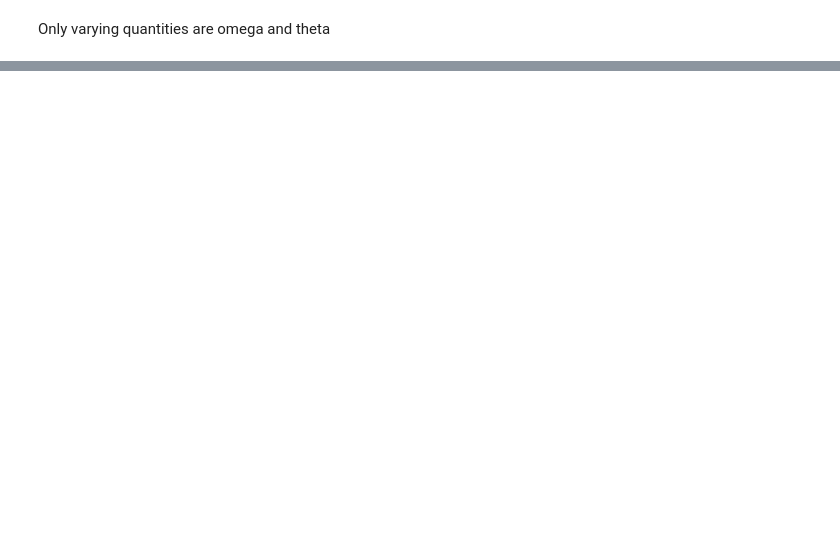
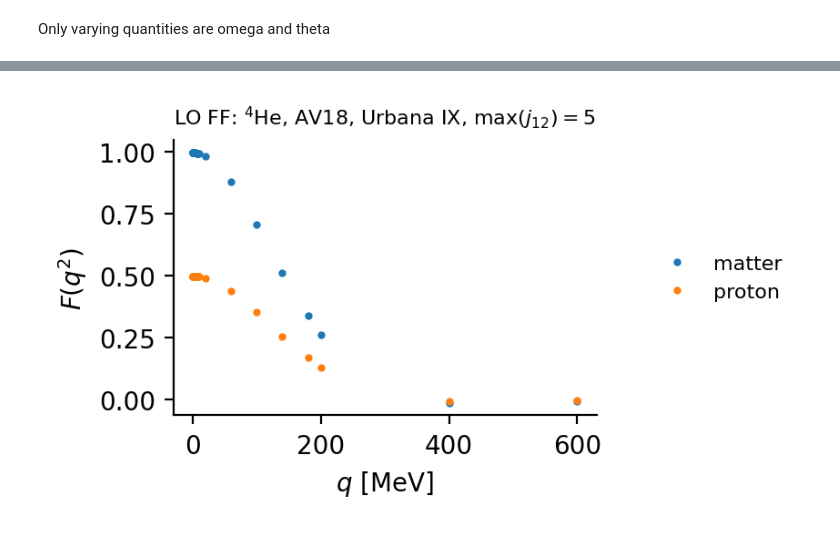
Before and after one commit to ckoerber/numpwd, a Jupyter notebook: notebooks/1bd.ipynb, the cells around one changed output, grey strips where cells are left out. Cells and saved outputs as stored; diff of their text form; code cells hidden in the pictures; blank space fills up the shorter version.

```diff
--- a/notebooks/1bd.ipynb
+++ b/notebooks/1bd.ipynb
@@ -89,0 +148,23 @@ parse_1bd(os.path.join(DATA, files[0]))
+# %%
+query = (
+    "k == bk == 0"
+    " and mt3_x2 == mt3p_x2"
+    " and mjtot_x2 == mjtotp_x2"
+    " and ms3_x2 == ms3p_x2"
+)
+
+
+def compute_norm(data, ms3_x2=None):
+    qquery = query + " and ms3_x2 == @ms3_x2" if ms3_x2 is not None else query
+    id_channels = data["rho_index"].query(qquery).index
+    return data["rho"][id_channels].sum()
+
+
+def compute_norm_from_file(ff, data=DATA, ms3_x2=None):
+    dd = parse_1bd(os.path.join(DATA, ff))
+    return compute_norm(dd, ms3_x2=ms3_x2)
+
+
+print("norm:", compute_norm(dens))
+print("norm-p:", compute_norm(dens, ms3_x2=1))
+print("norm-n:", compute_norm(dens, ms3_x2=-1))
@@ -89,0 +175,8 @@ parse_1bd(os.path.join(DATA, files[0]))
+# %%
+df["norm"] = df.file.apply(compute_norm_from_file)
+df["norm_p"] = df.file.apply(compute_norm_from_file, ms3_x2=1)
+# %%
+ddf = df.query(
+    "theta == 180 and nuc == '4he' and potential == 'av18' and tnf == 'urbix'"
+)[["omega", "norm", "norm_p"]].sort_values("omega")
+ddf["q"] = ddf["omega"]
@@ -89,0 +214,16 @@ parse_1bd(os.path.join(DATA, files[0]))
+# %%
+fig, ax = plt.subplots(dpi=200, figsize=(3, 2))
+
+ddf.plot(x="q", y="norm", marker="o", ls="None", ax=ax, ms=2, label="matter")
+ddf.plot(x="q", y="norm_p", marker="o", ls="None", ax=ax, ms=2, label="proton")
+
+
+ax.legend(frameon=False, fontsize=8, bbox_to_anchor=(1.1, 0.5), loc="center left")
+ax.set_ylabel("$F(q^2)$")
+ax.set_xlabel("$q$ [MeV]")
+ax.set_title("LO FF: $^4$He, AV18, Urbana IX, $\max(j_{12}) = 5$", fontsize=8)
+
+sns.despine()
+plt.show()
+# %% [output]
+[figure, added]
```
Also changed, not shown: parts of 11 cells of this notebook.
